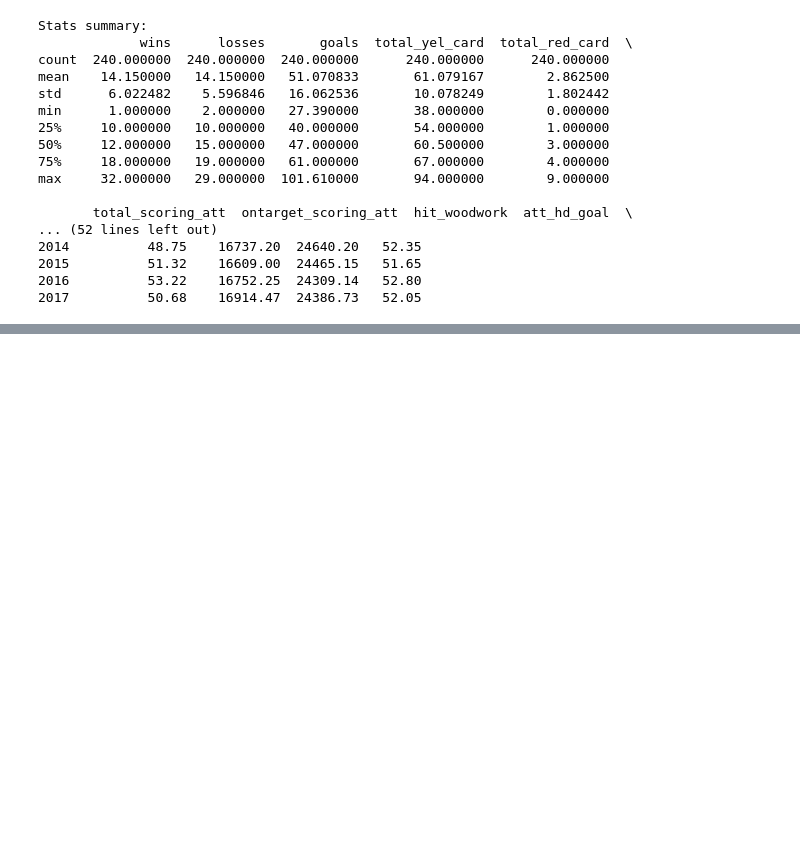
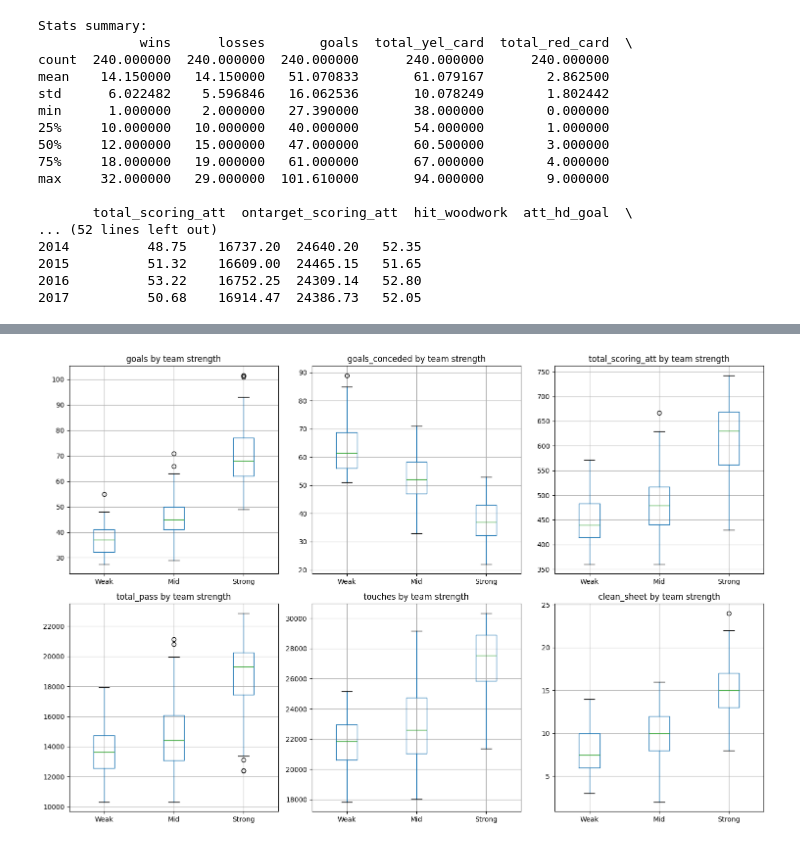
Before and after one commit to Autumnchild34/Premier-League-Outcome-Prediction, a Jupyter notebook: notebook/02_Exploratory_Data_Analysis.ipynb, the cells around one changed output, grey strips where cells are left out. Cells and saved outputs as stored; diff of their text form; code cells hidden in the pictures; blank space fills up the shorter version.

Commit message:
02_Exploratory_Data_Analysis: 2.3 Team Performance Comparisons

```diff
--- a/notebook/02_Exploratory_Data_Analysis.ipynb
+++ b/notebook/02_Exploratory_Data_Analysis.ipynb
@@ -64,0 +67,22 @@ plt.show()
+# %%
+# 2.3 Team Performance Comparisons
+
+# Classify teams based on final points (we don't have final position directly,
+# but we can use points quantiles as proxy)
+stats['strength'] = pd.cut(stats['points'],
+                            bins=[0, 40, 60, 100],
+                            labels=['Weak', 'Mid', 'Strong'])
+
+# Compare key metrics
+fig, axes = plt.subplots(2, 3, figsize=(15, 10))
+metrics = ['goals', 'goals_conceded', 'total_scoring_att', 'total_pass', 'touches', 'clean_sheet']
+for ax, metric in zip(axes.flatten(), metrics):
+    stats.boxplot(column=metric, by='strength', ax=ax)
+    ax.set_title(f'{metric} by team strength')
+    ax.set_xlabel('')
+plt.suptitle('')
+plt.tight_layout()
+plt.savefig('team_strength_comparison.png')
+plt.show()
+# %% [output]
+[figure, added]
```
Also changed, not shown: parts of 1 cell of this notebook, 1 other file.
